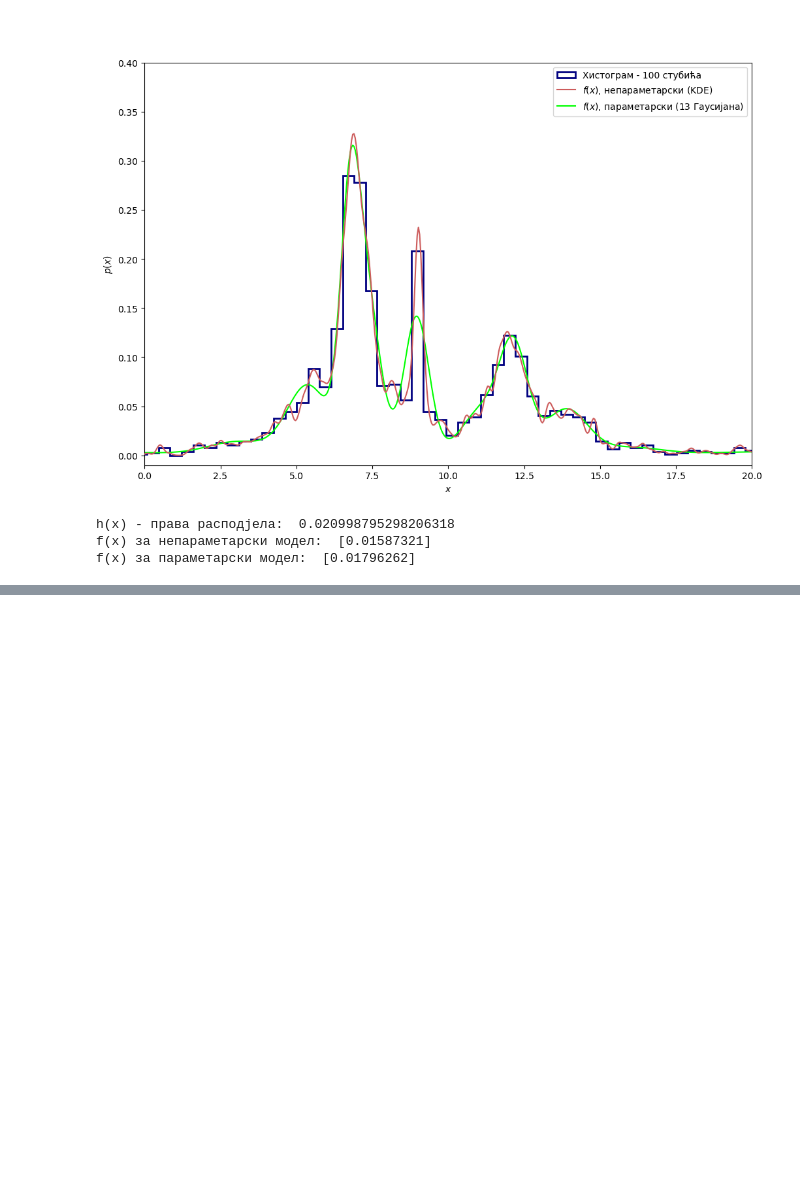
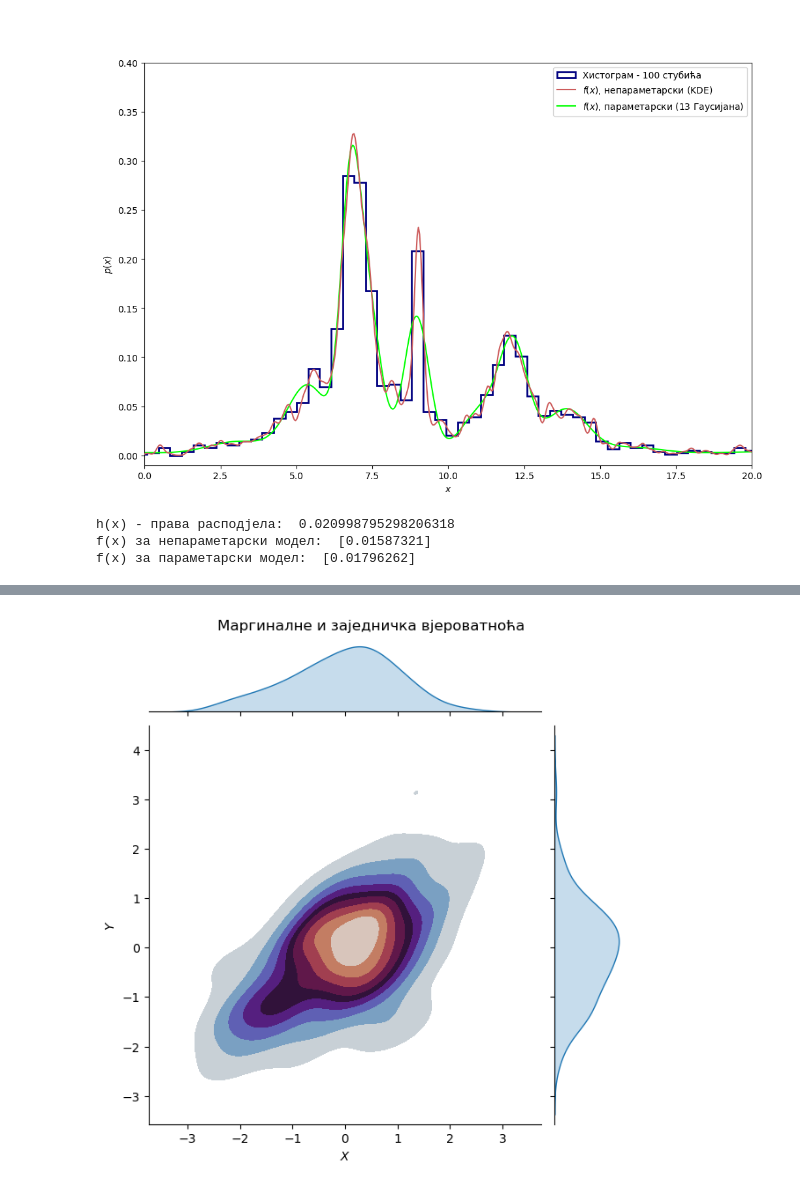
Before and after one commit to zorzeus/Astrostatistika, a Jupyter notebook: as_01.ipynb, the cells around one changed output, grey strips where cells are left out. Cells and saved outputs as stored; diff of their text form; code cells hidden in the pictures; blank space fills up the shorter version.

```diff
--- a/as_01.ipynb
+++ b/as_01.ipynb
@@ -203,0 +496,13 @@ f(x) за параметарски модел:  [0.01796262]
+# %%
+# генерисање података
+mean = [0, 0]  # средње вриједности
+cov = [[1, 0.5], [0.5, 1]]  # коваријациона матрица
+x, y = np.random.multivariate_normal(mean, cov, 100).T # генерисање узорака
+
+# Приказ заједничке и маргиналних вјероватоћа
+g = sns.jointplot(x=x, y=y, kind="kde", fill=True, cmap='twilight')
+g.set_axis_labels('$X$', '$Y$')
+plt.suptitle('Маргиналне и заједничка вјероватноћа', y=1.02)
+plt.show()
+# %% [output]
+[figure, added]
```
Also changed, not shown: parts of 14 cells of this notebook.
